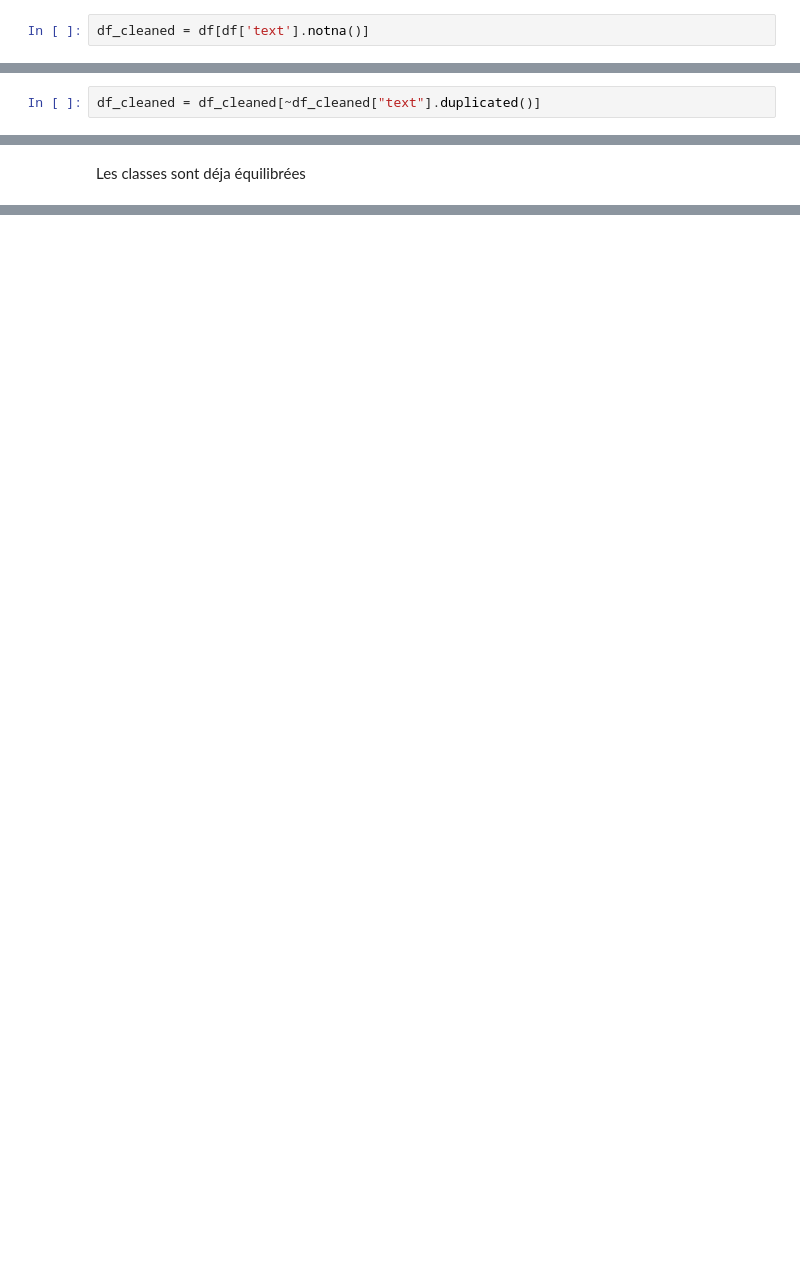
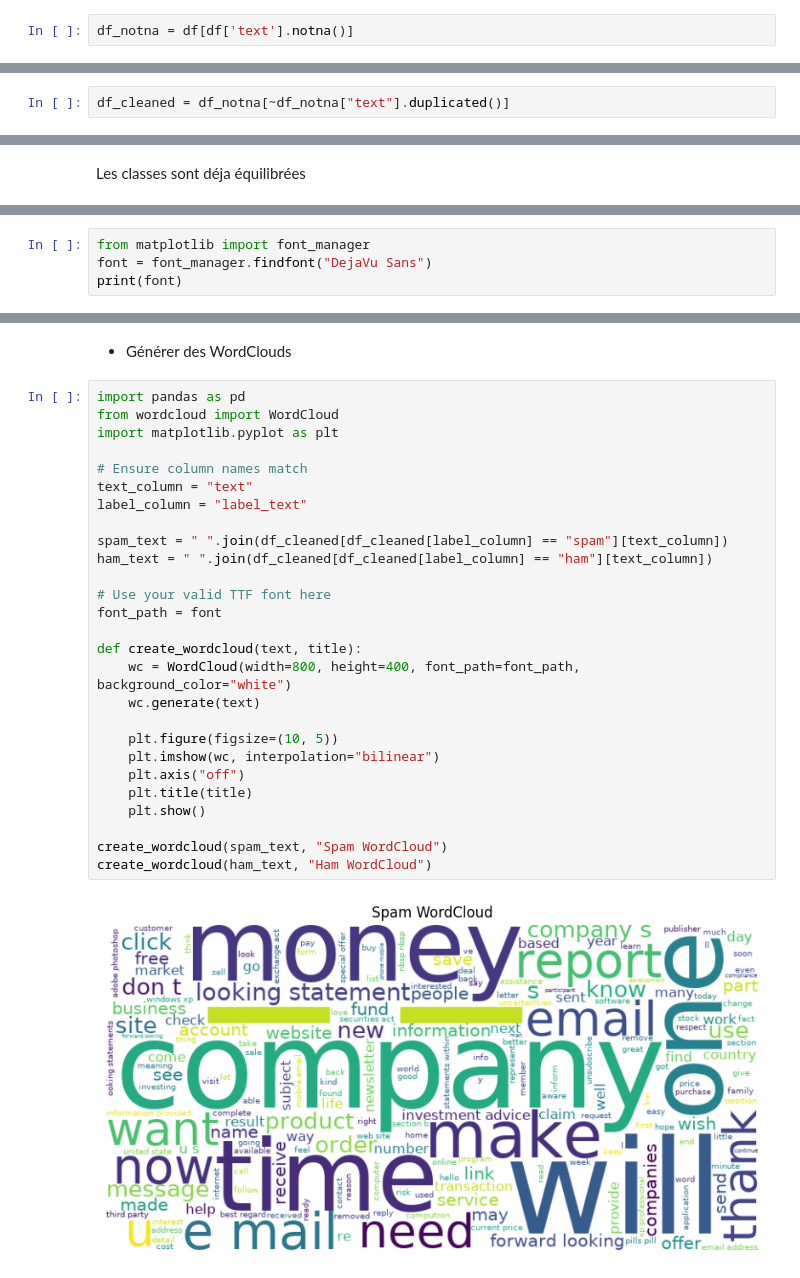
Before and after one commit to anass17/Systeme-Anti-Spam-Intelligent, a Jupyter notebook: notebooks/01_data_analysis.ipynb, the cells around one changed output, grey strips where cells are left out. Cells and saved outputs as stored; diff of their text form; blank space fills up the shorter version.

Commit message:
SASI-13 Générer des WordClouds pour visualiser les mots fréquents

```diff
--- a/notebooks/01_data_analysis.ipynb
+++ b/notebooks/01_data_analysis.ipynb
@@ -146,4 +146,4 @@ dtype: int64
 ##### 2.2. Traitement
 On supprimer les lignes dont le texte est manquante
 # %%
-df_cleaned = df[df['text'].notna()]
+df_notna = df[df['text'].notna()]
@@ -164,4 +168,4 @@ int(df_cleaned["text"].duplicated().sum())
 # %% [markdown]
 - Supprimer les doublons
 # %%
-df_cleaned = df_cleaned[~df_cleaned["text"].duplicated()]
+df_cleaned = df_notna[~df_notna["text"].duplicated()]
@@ -189,0 +208,4 @@ Les classes sont déja équilibrées
+# %%
+from matplotlib import font_manager
+font = font_manager.findfont("DejaVu Sans")
+print(font)
@@ -189,0 +214,31 @@ Les classes sont déja équilibrées
+# %% [markdown]
+- Générer des WordClouds
+# %%
+import pandas as pd
+from wordcloud import WordCloud
+import matplotlib.pyplot as plt
+
+# Ensure column names match
+text_column = "text"
+label_column = "label_text"
+
+spam_text = " ".join(df_cleaned[df_cleaned[label_column] == "spam"][text_column])
+ham_text = " ".join(df_cleaned[df_cleaned[label_column] == "ham"][text_column])
+
+# Use your valid TTF font here
+font_path = font
+
+def create_wordcloud(text, title):
+    wc = WordCloud(width=800, height=400, font_path=font_path, background_color="white")
+    wc.generate(text)
+
+    plt.figure(figsize=(10, 5))
+    plt.imshow(wc, interpolation="bilinear")
+    plt.axis("off")
+    plt.title(title)
+    plt.show()
+
+create_wordcloud(spam_text, "Spam WordCloud")
+create_wordcloud(ham_text, "Ham WordCloud")
+# %% [output]
+[figure, added]
```
Also changed, not shown: parts of 14 cells of this notebook, 2 other files.
